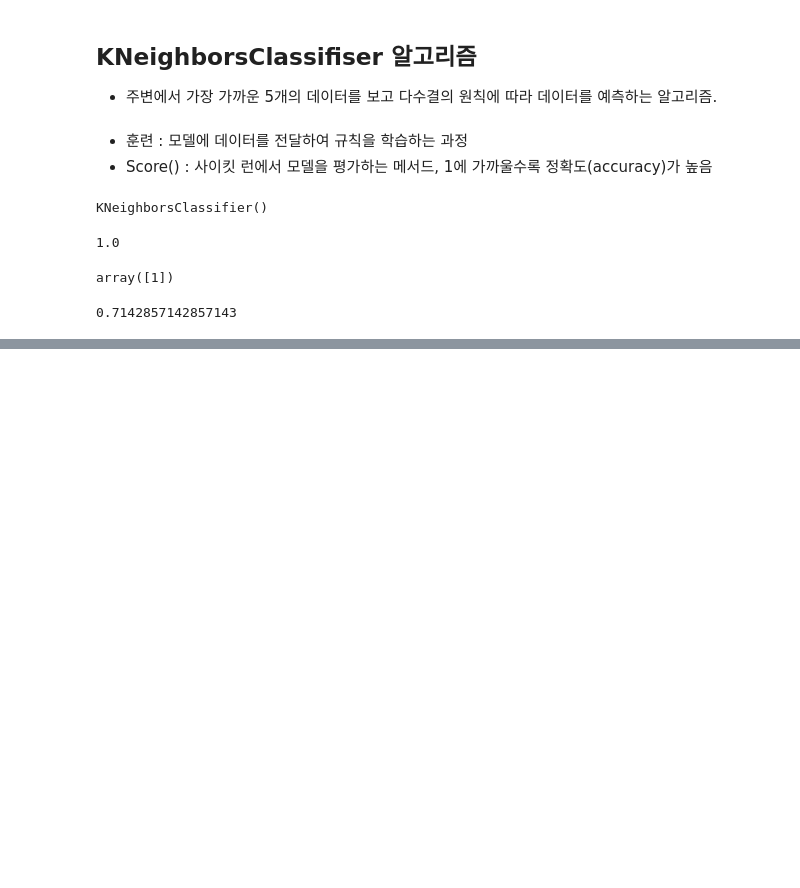
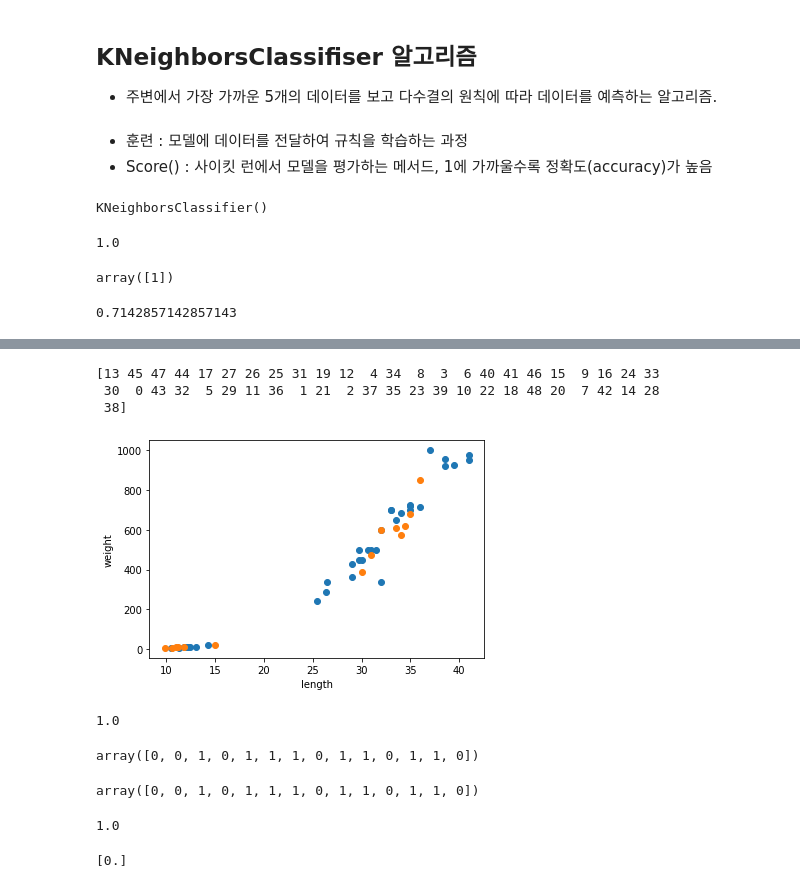
Before and after one commit to sener7106/TIL, a Jupyter notebook: ML_Chap1.ipynb, the cells around one changed output, grey strips where cells are left out. Cells and saved outputs as stored; diff of their text form; code cells hidden in the pictures; blank space fills up the shorter version.

```diff
--- a/ML_Chap1.ipynb
+++ b/ML_Chap1.ipynb
@@ -79,0 +106,3 @@ kn49.score(fish_data, fish_target)
+# %%
+fish_data = [[l, w] for l, w in zip(fish_length, fish_weight)]
+fish_target = [1] * 35 + [0] * 14
@@ -79,0 +129,29 @@ kn49.score(fish_data, fish_target)
+# %%
+input_arr = np.array(fish_data)
+target_arr = np.array(fish_target)
+# %%
+np.random.seed(42)
+index = np.arange(len(input_arr))
+np.random.shuffle(index)
+# %%
+print(index)
+# %% [output]
+[13 45 47 44 17 27 26 25 31 19 12  4 34  8  3  6 40 41 46 15  9 16 24 33
+ 30  0 43 32  5 29 11 36  1 21  2 37 35 23 39 10 22 18 48 20  7 42 14 28
+ 38]
+# %%
+# 처음 35개와 나머지 14개를 슬라이싱을 이용하여 선택
+
+train_input = input_arr[index[:35]] # 훈련세트로 입력값 중 0 ~ 34번째 인덱스 사용
+train_target = target_arr[index[:35]]
+
+test_input = input_arr[index[35:]] # 테스트 셋으로 입력값 중 35 ~ 마지막 인덱스를 사용
+test_target = target_arr[index[35:]]
+# %%
+plt.scatter(train_input[:, 0], train_input[:, 1])
+plt.scatter(test_input[:, 0], test_input[: , 1])
+plt.xlabel('length')
+plt.ylabel('weight')
+plt.show()
+# %% [output]
+[figure, added]
@@ -79,0 +160,12 @@ kn49.score(fish_data, fish_target)
+# %%
+kn.score(test_input, test_target)
+# %% [output]
+1.0
+# %%
+kn.predict(test_input)
+# %% [output]
+array([0, 0, 1, 0, 1, 1, 1, 0, 1, 1, 0, 1, 1, 0])
+# %%
+test_target
+# %% [output]
+array([0, 0, 1, 0, 1, 1, 1, 0, 1, 1, 0, 1, 1, 0])
@@ -79,0 +181,13 @@ kn49.score(fish_data, fish_target)
+# %%
+""" ## 수상한 도미 한마리 """
+
+from sklearn.neighbors import KNeighborsClassifier
+kn = KNeighborsClassifier()
+kn.fit(train_input, train_target)
+kn.score(test_input, test_target)
+# %% [output]
+1.0
+# %%
+print(kn.predict([[25, 150]]))
+# %% [output]
+[0.]
```
Also changed, not shown: parts of 23 cells of this notebook.
